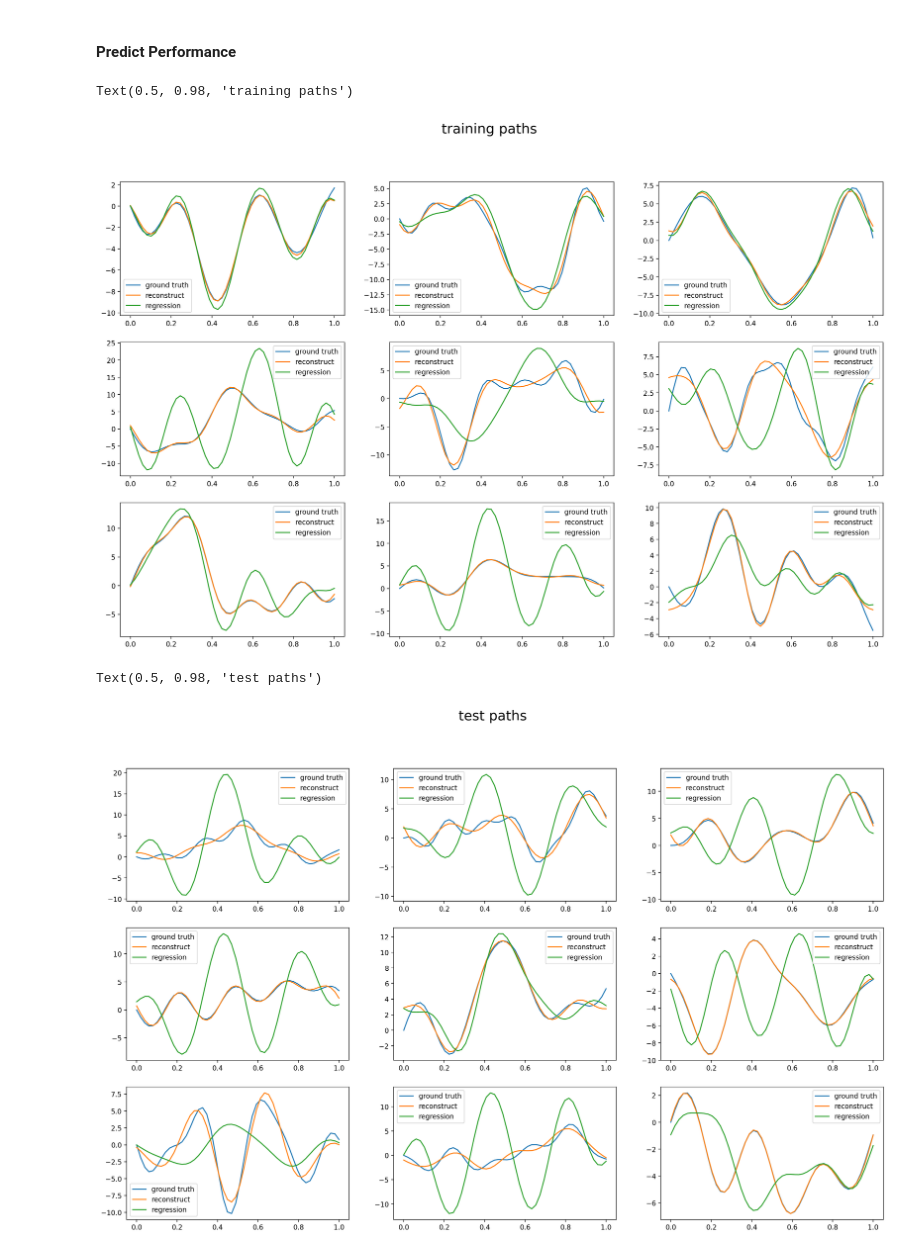
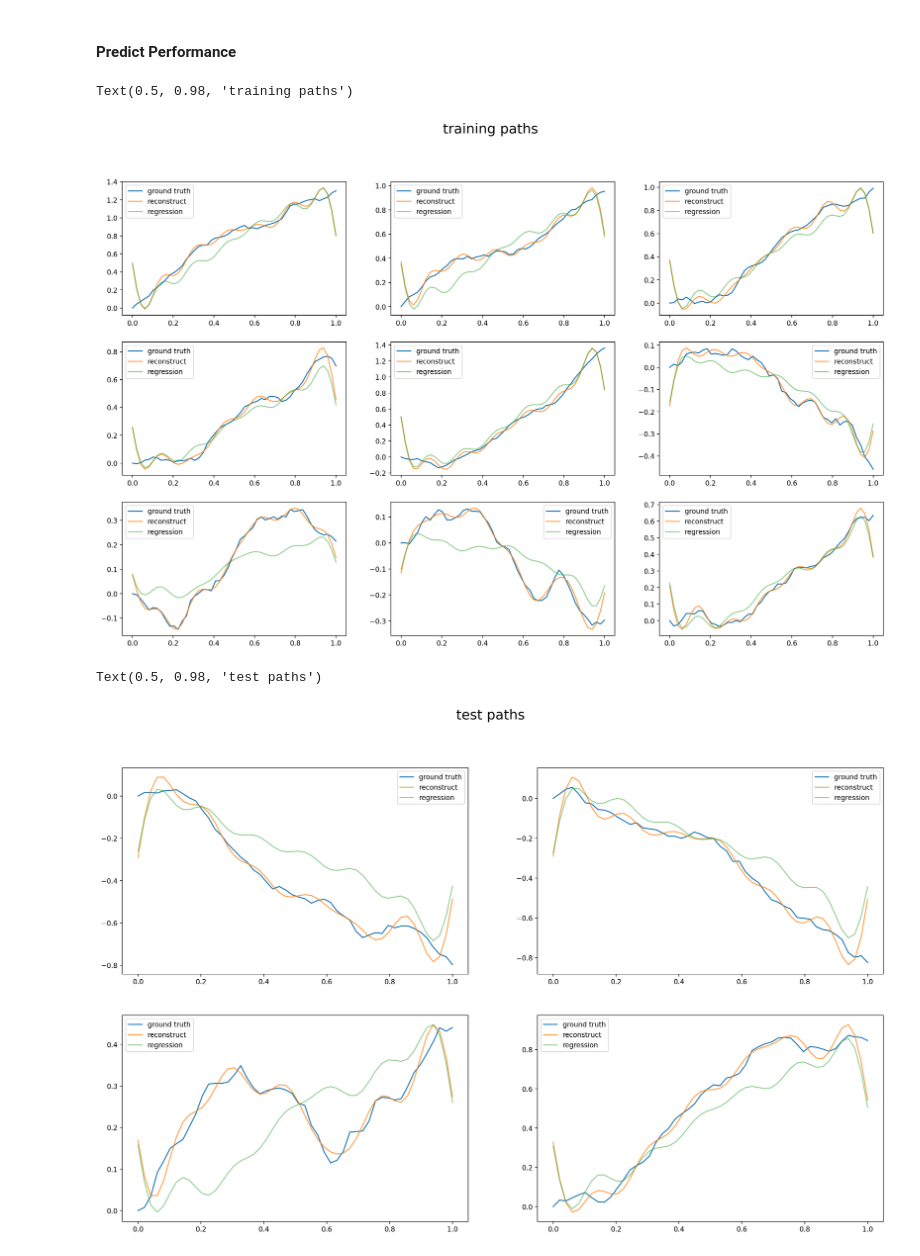
Before and after one commit to Zhuoyue-Huang/M3R-signature-inversion, a Jupyter notebook: sig_fourier.ipynb, the cells around one changed output. Saved outputs shown, nothing was run; the diff lists cells and outputs as text; code cells hidden in the pictures.

```diff
--- a/sig_fourier.ipynb
+++ b/sig_fourier.ipynb
@@ -56,8 +56,8 @@ class sig_Dataset(Dataset):
         self.sample_num = sample_num
         self.n = n
         self.f_depth = f_depth
-        # self.path = fbm_generator(sample_num, n, hurst=0.95)
-        self.path = rand_sin_generator(sample_num, n, rand_num=50)
+        self.path = fbm_generator(sample_num, n, hurst=0.9)
+        # self.path = rand_sin_generator(sample_num, n, rand_num=20)
         self.inputs = sig_AT(self.path, s_depth, time=np.linspace(0, 1, n))
         self.labels = fft_aug(self.path, f_depth)
         self.inputs_dim = self.inputs.shape[1]
@@ -78,11 +78,12 @@ class sig_Dataset(Dataset):
 # %% [markdown]
 #### Initialise dataset
 # %%
-sample_num = 100
+sample_num = 20
 n = 50
-f_depth = 5
+f_depth = 7
 s_depth = 5
 data = sig_Dataset(sample_num=sample_num,
                    n=n,
                    f_depth=f_depth,
                    s_depth=s_depth)
+print(data.inputs_dim)
@@ -112,5 +115,5 @@ reg.score(data.inputs, data.labels)
 # %%
-test_sample_num = 20
+test_sample_num = 5
 test_data = sig_Dataset(sample_num=test_sample_num,
                         n=n,
                         f_depth=f_depth,
@@ -132,28 +135,28 @@ for idx in range(num):
     reg_path = reg_paths[idx]
     plt.subplot(int(num**0.5), int(num**0.5), idx+1)
     plt.plot(np.linspace(0, 1, n), example_path, label='ground truth')
-    plt.plot(np.linspace(0, 1, n), recon_path, label='reconstruct')
-    plt.plot(np.linspace(0, 1, n), reg_path, label='regression')
+    plt.plot(np.linspace(0, 1, n), recon_path, alpha=0.75, label='reconstruct')
+    plt.plot(np.linspace(0, 1, n), reg_path, alpha=0.5, label='regression')
     plt.legend()
 plt.suptitle('training paths', fontsize=20)
 # %% [output]
 Text(0.5, 0.98, 'training paths')
-[figure, old version]
+[figure, new version]
 # %%
-num = 9
+num = 4
 test_reg_coef = reg.predict(test_data.inputs[:num])
 test_reg_paths = ifft_aug(test_reg_coef, n=n, f_depth=f_depth)
 plt.figure(figsize=(20, 12), dpi=200)
 for idx in range(num):
     test_example_path = test_data.path[idx]
     test_recon_path = test_data.reconstruct_path(idx=idx).flatten()
     test_reg_path = test_reg_paths[idx]
     plt.subplot(int(num**0.5), int(num**0.5), idx+1)
     plt.plot(np.linspace(0, 1, n), test_example_path, label='ground truth')
-    plt.plot(np.linspace(0, 1, n), test_recon_path, label='reconstruct')
-    plt.plot(np.linspace(0, 1, n), test_reg_path, label='regression')
+    plt.plot(np.linspace(0, 1, n), test_recon_path, alpha=0.75, label='reconstruct')
+    plt.plot(np.linspace(0, 1, n), test_reg_path, alpha=0.5, label='regression')
     plt.legend()
 plt.suptitle('test paths', fontsize=20)
 # %% [output]
 Text(0.5, 0.98, 'test paths')
-[figure, old version]
+[figure, new version]
```
Also changed, not shown: parts of 4 cells of this notebook.
